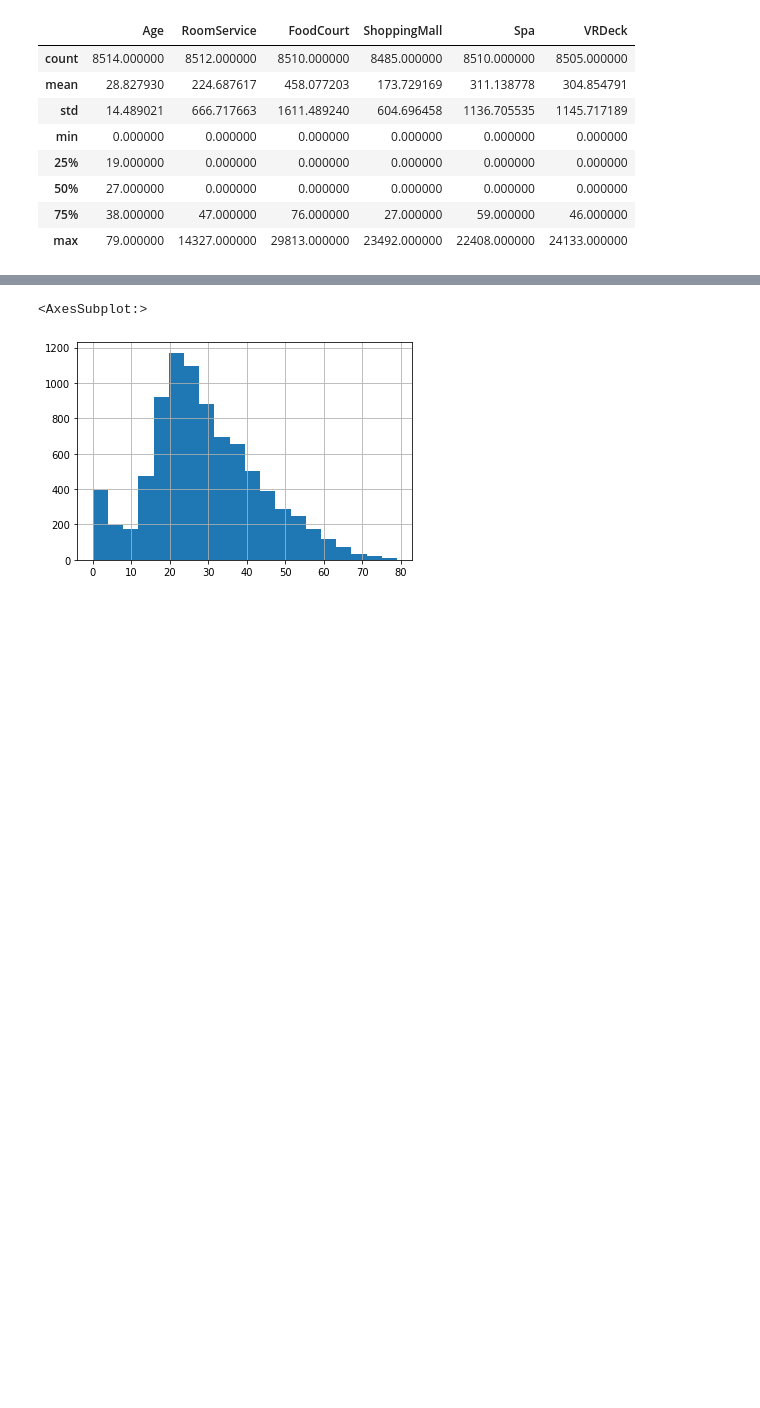
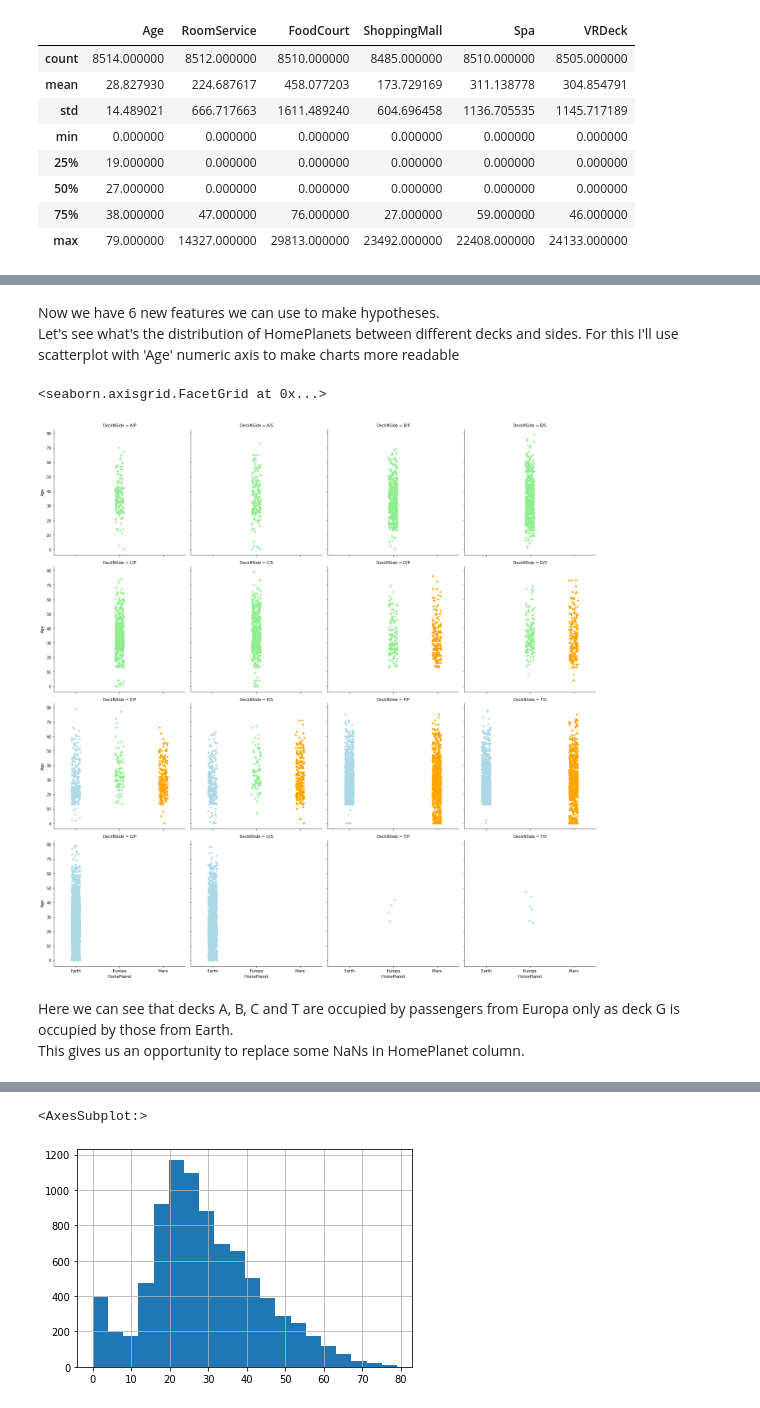
Before and after one commit to sharuhinda/ds_spaceship, a Jupyter notebook: ds_test.ipynb, the cells around one changed output, grey strips where cells are left out. Drawn from its saved outputs; the diff is of its cells as text; code cells hidden in the pictures; blank space fills up the shorter version.

```diff
--- a/ds_test.ipynb
+++ b/ds_test.ipynb
@@ -50,0 +163,10 @@ There are total 8693 entries in dataset and only 'Transported' and 'PassengerID'
+# %%
+# Filling missing values in "money" columns by 0
+money_columns = ['RoomService', 'FoodCourt', 'ShoppingMall', 'Spa', 'VRDeck']
+base_condition = df['CryoSleep'] == True
+print('Replacing "money" NaN values in records where `CryoSleep`==True:')
+print('- {} total records with NaN values BEFORE replacing'.format(len(df[base_condition & df['TotalSpent'].isna()])))
+for col_name in money_columns:
+    print('--- replacing in column {}: {} records with NaN'.format(col_name, len(df[base_condition & df[col_name].isna()])))
+    df.loc[base_condition & df[col_name].isna(), col_name] = 0
+    print('--- column {}: {} records with NaN remain'.format(col_name, len(df[base_condition & df[col_name].isna()])))
@@ -50,0 +186,4 @@ There are total 8693 entries in dataset and only 'Transported' and 'PassengerID'
+# %%
+# Recalc TotalSpent values
+df['TotalSpent'] = df['RoomService'] + df['FoodCourt'] + df['ShoppingMall'] + df['Spa'] + df['VRDeck']
+print('- {} total records with NaN values AFTER replacing'.format(len(df[base_condition & df['TotalSpent'].isna()])))
@@ -50,0 +236,6 @@ There are total 8693 entries in dataset and only 'Transported' and 'PassengerID'
+# %%
+print('There are {} records with `CryoSleep` is NaN and `TotalSpent` > 0 BEFORE cleaning'.format(
+    len(df[df['CryoSleep'].isna() & (df['TotalSpent'] > 0)])))
+df.loc[df['CryoSleep'].isna() & (df['TotalSpent'] > 0), 'CryoSleep'] = False
+print('There are {} records with `CryoSleep` is NaN and `TotalSpent` > 0 AFTER cleaning'.format(
+    len(df[df['CryoSleep'].isna() & (df['TotalSpent'] > 0)])))
@@ -50,0 +309,3 @@ There are total 8693 entries in dataset and only 'Transported' and 'PassengerID'
+# %%
+df['DeckNSide'] = df['Deck'] + '/' + df['Side']
+df.head()
@@ -50,0 +321,18 @@ There are total 8693 entries in dataset and only 'Transported' and 'PassengerID'
+# %% [markdown]
+Now we have 6 new features we can use to make hypotheses.<br>
+Let's see what's the distribution of HomePlanets between different decks and sides. For this I'll use scatterplot with 'Age' numeric axis to make charts more readable
+# %%
+sns.catplot(x='HomePlanet', y='Age',
+            hue='HomePlanet', kind='strip',
+            data=df,
+            order=sorted(list(df[df['HomePlanet'].notna()].HomePlanet.unique())),
+            palette={'Earth': 'lightblue', 'Europa': 'lightgreen', 'Mars': 'orange'},
+            col='DeckNSide', col_wrap=4,
+            col_order=sorted(list(df[df['DeckNSide'].notna()].DeckNSide.unique()))
+            )
+# %% [output]
+<seaborn.axisgrid.FacetGrid at 0x...>
+[figure, added]
+# %% [markdown]
+Here we can see that decks A, B, C and T are occupied by passengers from Europa only as deck G is occupied by those from Earth.<br>
+This gives us an opportunity to replace some NaNs in HomePlanet column.
```
Also changed, not shown: parts of 100 cells of this notebook, 1 other file.
